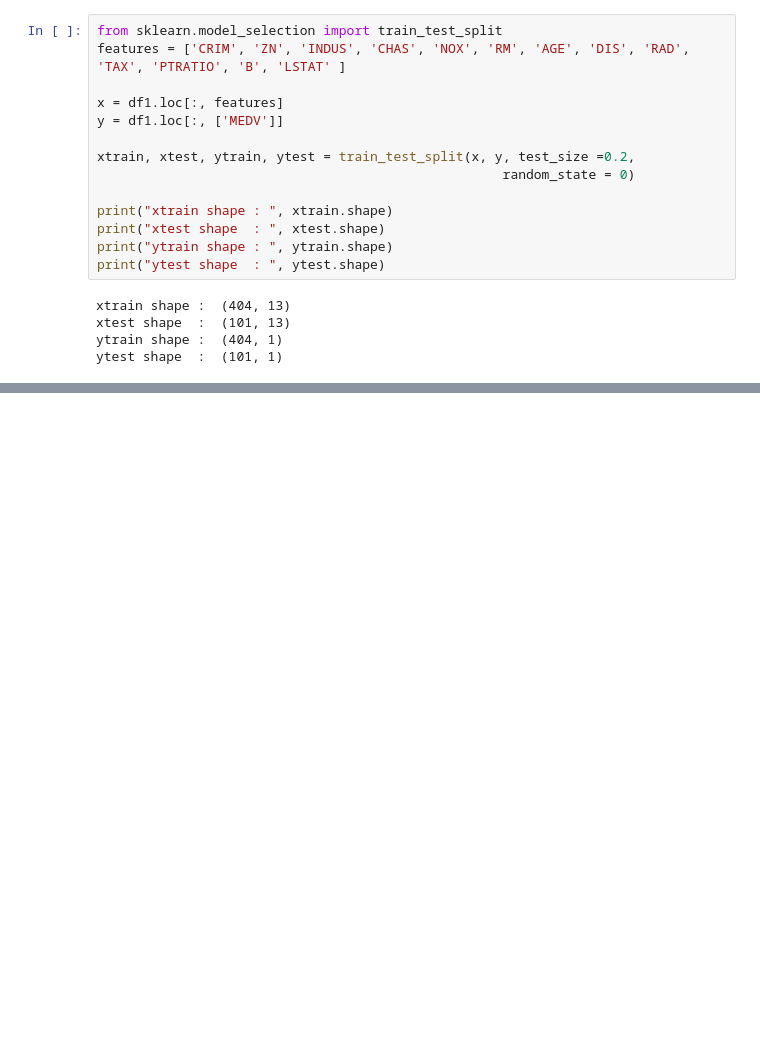
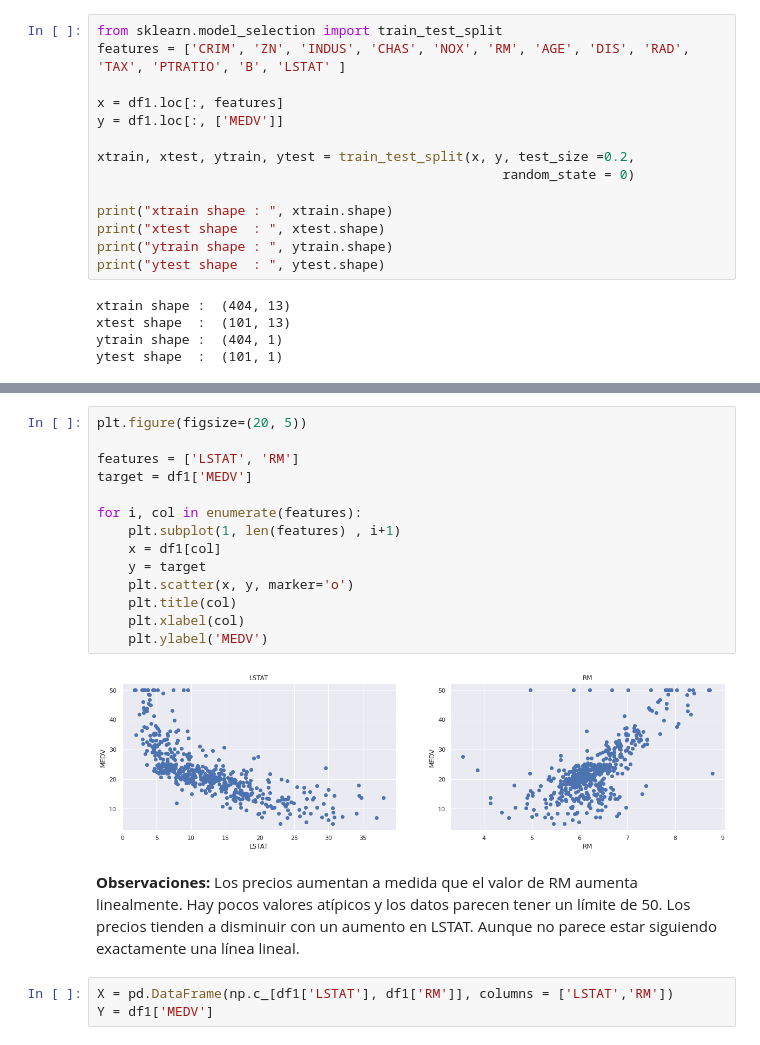
Before and after one commit to JMML2021/Tasca-M6-T01-ML_regressions-, a Jupyter notebook: Sprint_6_Algoritmes_d’aprenentatge_supervisat_Regressió.ipynb, the cells around one changed output, grey strips where cells are left out. Drawn from its saved outputs; the diff is of its cells as text; blank space fills up the shorter version.

```diff
--- a/Sprint_6_Algoritmes_d’aprenentatge_supervisat_Regressió.ipynb
+++ b/Sprint_6_Algoritmes_d’aprenentatge_supervisat_Regressió.ipynb
@@ -169,0 +184,23 @@ plt.show()
+# %%
+plt.figure(figsize=(20, 5))
+
+features = ['LSTAT', 'RM']
+target = df1['MEDV']
+
+for i, col in enumerate(features):
+    plt.subplot(1, len(features) , i+1)
+    x = df1[col]
+    y = target
+    plt.scatter(x, y, marker='o')
+    plt.title(col)
+    plt.xlabel(col)
+    plt.ylabel('MEDV')
+# %% [output]
+[figure, added]
+# %% [markdown]
+**Observaciones:**
+Los precios aumentan a medida que el valor de RM aumenta linealmente. Hay pocos valores atípicos y los datos parecen tener un límite de 50.
+Los precios tienden a disminuir con un aumento en LSTAT. Aunque no parece estar siguiendo exactamente una línea lineal.
+# %%
+X = pd.DataFrame(np.c_[df1['LSTAT'], df1['RM']], columns = ['LSTAT','RM'])
+Y = df1['MEDV']
```
Also changed, not shown: parts of 6 cells of this notebook.
